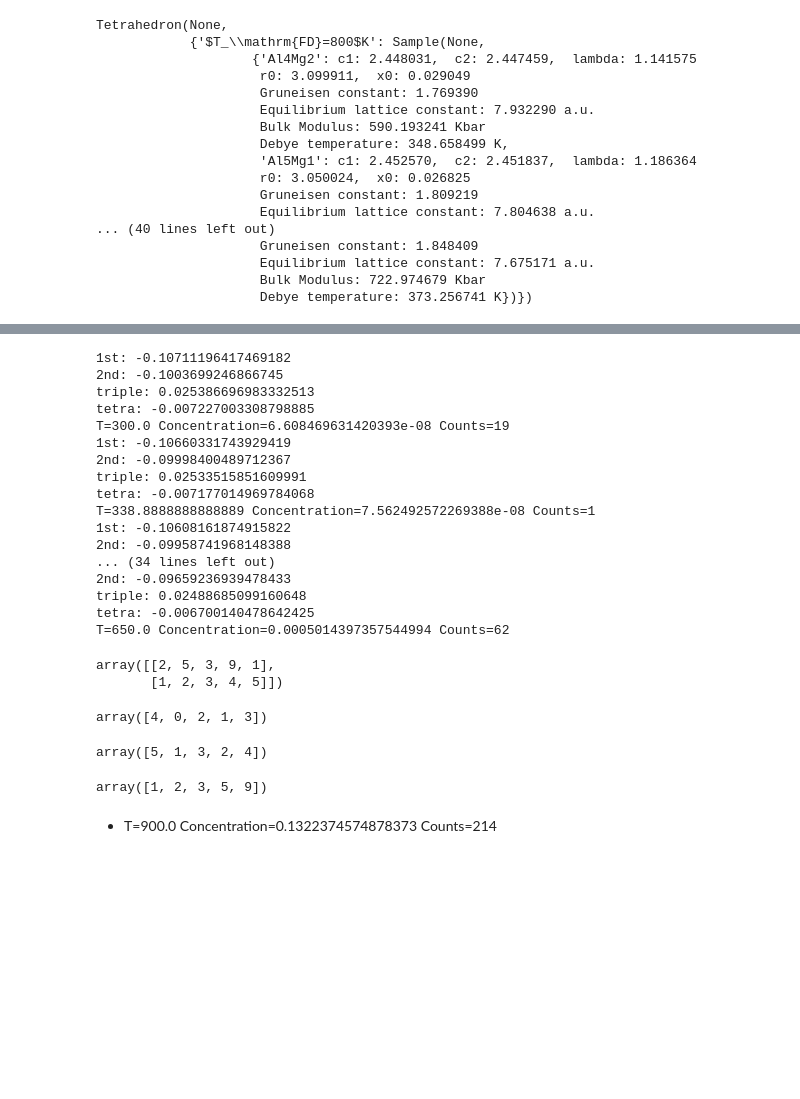
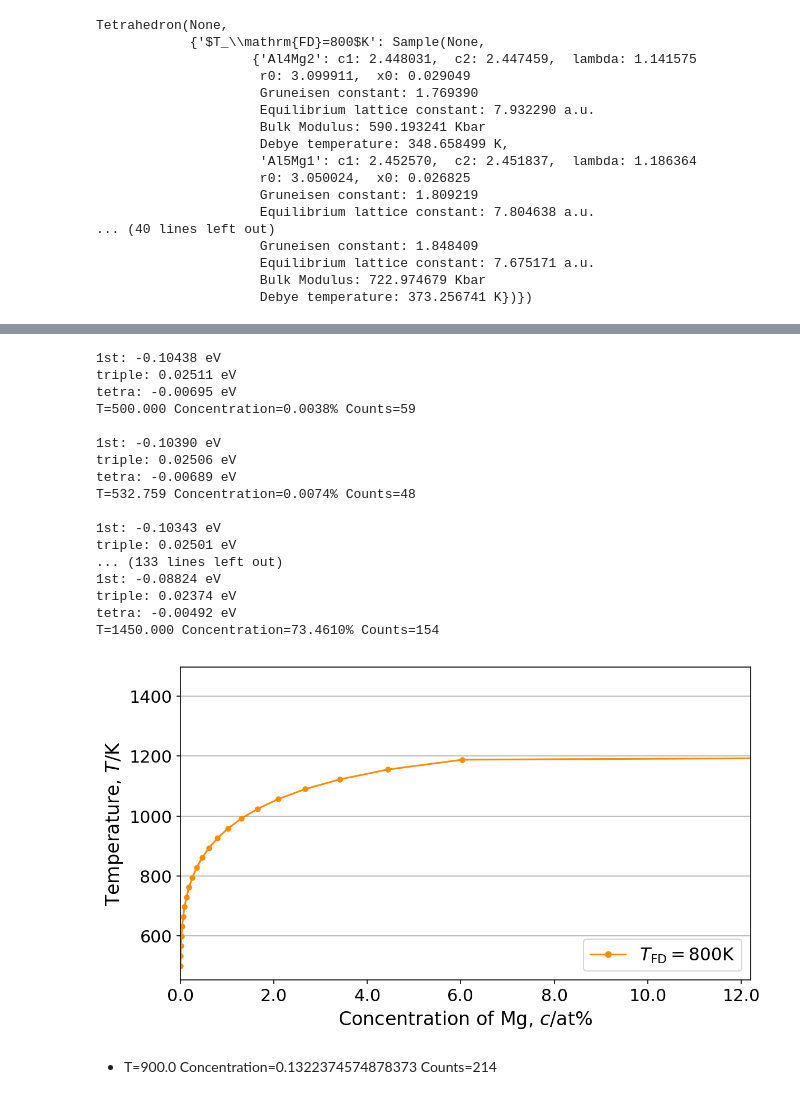
Before and after one commit to kidddddd1984/CVM, a Jupyter notebook: tetrahedron.ipynb, the cells around one changed output, grey strips where cells are left out. Saved outputs shown, nothing was run; the diff lists cells and outputs as text; code cells hidden in the pictures; blank space fills up the shorter version.

```diff
--- a/tetrahedron.ipynb
+++ b/tetrahedron.ipynb
@@ -63,50 +125,37 @@ tmp['$T_\mathrm{FD}=800$K'].ie(400)
 # %%
+temp = []
+con = []
+
 for l, T, c, c_, e_int in tmp():
-    print('1st: %s' % (e_int['1st']))
-    print('2nd: %s' % (e_int['2nd']))
-    print('triple: %s' % (e_int['triple']))
-    print('tetra: %s' % (e_int['tetra']))
-    print('T=%s' % T, 'Concentration=%s' % c, 'Counts=%s' % c_)
+    temp.append(T)
+    con.append(c)
+    print('1st: %.5f eV' % (e_int['1st']))
+#     print('2nd: %.5f eV' % (e_int['2nd']))
+    print('triple: %.5f eV' % (e_int['triple']))
+    print('tetra: %.5f eV' % (e_int['tetra']))
+    print('T=%6.3f' % T, 'Concentration=%6.4f%%' % (c * 100), 'Counts=%s' % c_, '\n')
 # %% [output]
-1st: -0.10711196417469182
-2nd: -0.1003699246866745
-triple: 0.025386696983332513
-tetra: -0.007227003308798885
-T=300.0 Concentration=6.608469631420393e-08 Counts=19
-1st: -0.10660331743929419
-2nd: -0.09998400489712367
-triple: 0.02533515851609991
-tetra: -0.007177014969784068
-T=338.8888888888889 Concentration=7.562492572269388e-08 Counts=1
-1st: -0.10608161874915822
-2nd: -0.09958741968148388
-... (34 lines left out)
-2nd: -0.09659236939478433
-triple: 0.02488685099160648
-tetra: -0.006700140478642425
-T=650.0 Concentration=0.0005014397357544994 Counts=62
+1st: -0.10438 eV
+triple: 0.02511 eV
+tetra: -0.00695 eV
+T=500.000 Concentration=0.0038% Counts=59
+
+1st: -0.10390 eV
+triple: 0.02506 eV
+tetra: -0.00689 eV
+T=532.759 Concentration=0.0074% Counts=48
+
+1st: -0.10343 eV
+triple: 0.02501 eV
+... (133 lines left out)
+1st: -0.08824 eV
+triple: 0.02374 eV
+tetra: -0.00492 eV
+T=1450.000 Concentration=73.4610% Counts=154
-# %%
-a = [2,5,3,9,1]
-b = [1,2,3,4,5]
-
-tmp = np.array([a, b])
-tmp
-# %% [output]
-array([[2, 5, 3, 9, 1],
-       [1, 2, 3, 4, 5]])
-# %%
-index = np.argsort(tmp[0])
-index
-# %% [output]
-array([4, 0, 2, 1, 3])
-# %%
-tmp[1, index]
-# %% [output]
-array([5, 1, 3, 2, 4])
-# %%
-tmp[0, index]
-# %% [output]
-array([1, 2, 3, 5, 9])
+# %%
+process(tmp.meta, dict(temp=temp, c=con, label='$T_\\mathrm{FD}=800$K'))
+# %% [output]
+[figure, added]
 # %% [markdown]
 * T=900.0 Concentration=0.1322374574878373 Counts=214
 # %% [markdown]
```
Also changed, not shown: parts of 4 cells of this notebook, 12 other files.
